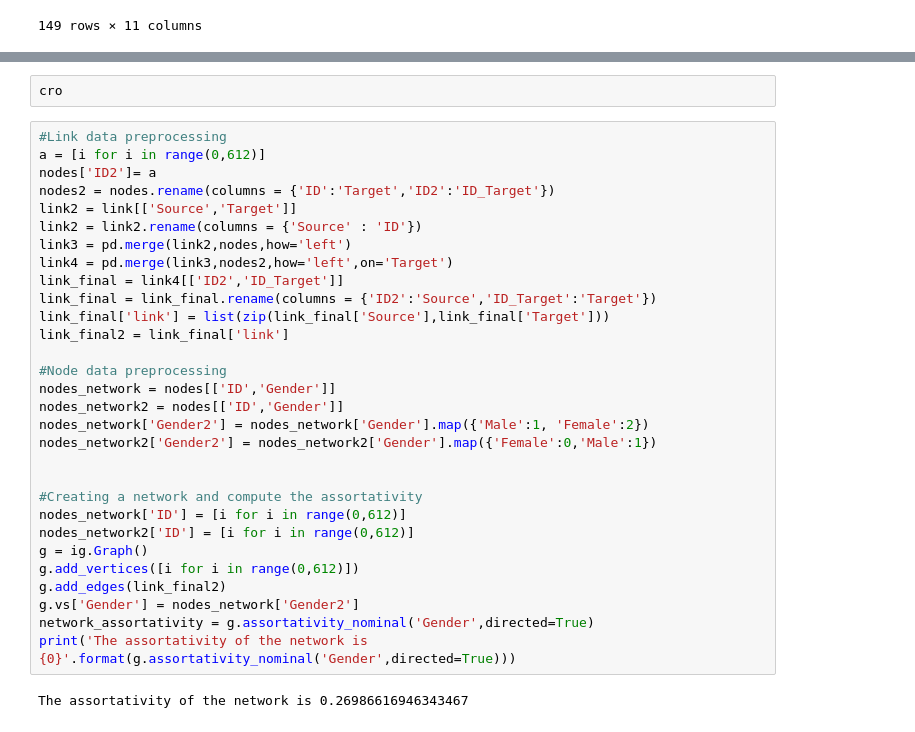
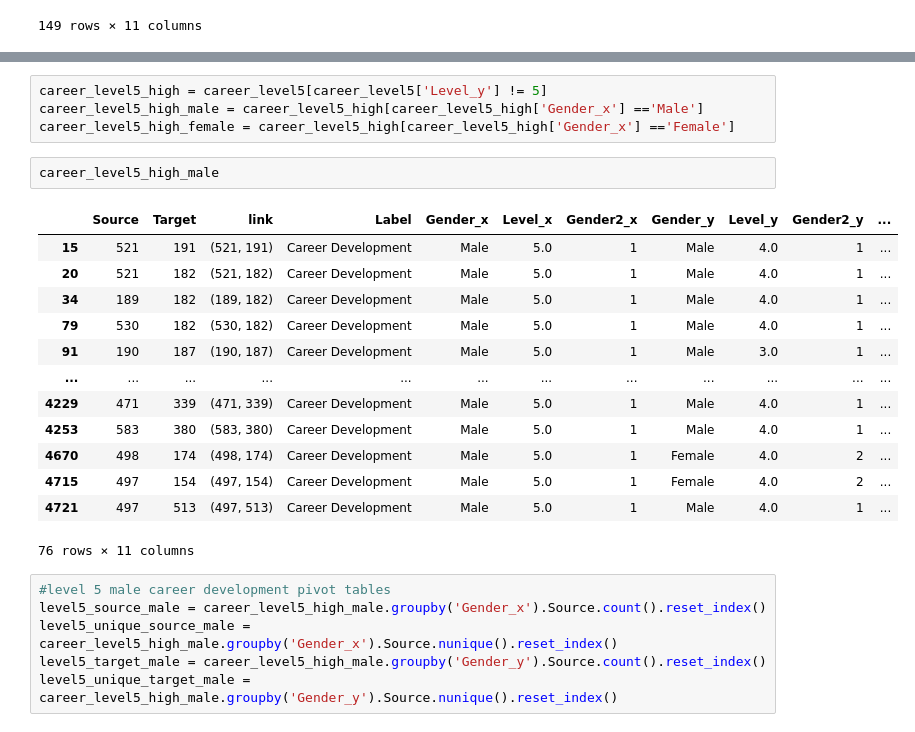
Before and after one commit to feelzoo/assortativity, a Jupyter notebook: Assortativity.ipynb, the cells around one changed output, grey strips where cells are left out. Saved outputs shown, nothing was run; the diff lists cells and outputs as text.

```diff
--- a/Assortativity.ipynb
+++ b/Assortativity.ipynb
@@ -2505,34 +2454,26 @@ cross_gender2_level5
-# %%
-cro
-# %%
-#Link data preprocessing
-a = [i for i in range(0,612)]
-nodes['ID2']= a
-nodes2 = nodes.rename(columns = {'ID':'Target','ID2':'ID_Target'})
-link2 = link[['Source','Target']]
-link2 = link2.rename(columns = {'Source' : 'ID'})
-link3 = pd.merge(link2,nodes,how='left')
-link4 = pd.merge(link3,nodes2,how='left',on='Target')
-link_final = link4[['ID2','ID_Target']]
-link_final = link_final.rename(columns = {'ID2':'Source','ID_Target':'Target'})
-link_final['link'] = list(zip(link_final['Source'],link_final['Target']))
-link_final2 = link_final['link']
-
-#Node data preprocessing
-nodes_network = nodes[['ID','Gender']]
-nodes_network2 = nodes[['ID','Gender']]
-nodes_network['Gender2'] = nodes_network['Gender'].map({'Male':1, 'Female':2})
-nodes_network2['Gender2'] = nodes_network2['Gender'].map({'Female':0,'Male':1})
-
-
-#Creating a network and compute the assortativity
-nodes_network['ID'] = [i for i in range(0,612)]
-nodes_network2['ID'] = [i for i in range(0,612)]
-g = ig.Graph()
-g.add_vertices([i for i in range(0,612)])
-g.add_edges(link_final2)
-g.vs['Gender'] = nodes_network['Gender2']
-network_assortativity = g.assortativity_nominal('Gender',directed=True)
-print('The assortativity of the network is {0}'.format(g.assortativity_nominal('Gender',directed=True)))
-# %% [output]
-The assortativity of the network is 0.26986616946343467
+# %%
+career_level5_high = career_level5[career_level5['Level_y'] != 5]
+career_level5_high_male = career_level5_high[career_level5_high['Gender_x'] =='Male']
+career_level5_high_female = career_level5_high[career_level5_high['Gender_x'] =='Female']
+# %%
+career_level5_high_male
+# %% [output]
+|  | Source | Target | link | Label | Gender_x | Level_x | Gender2_x | Gender_y | Level_y | Gender2_y | ... |
+| 15 | 521 | 191 | (521, 191) | Career Development | Male | 5.0 | 1 | Male | 4.0 | 1 | ... |
+| 20 | 521 | 182 | (521, 182) | Career Development | Male | 5.0 | 1 | Male | 4.0 | 1 | ... |
+| 34 | 189 | 182 | (189, 182) | Career Development | Male | 5.0 | 1 | Male | 4.0 | 1 | ... |
+| 79 | 530 | 182 | (530, 182) | Career Development | Male | 5.0 | 1 | Male | 4.0 | 1 | ... |
+| 91 | 190 | 187 | (190, 187) | Career Development | Male | 5.0 | 1 | Male | 3.0 | 1 | ... |
+| ... | ... | ... | ... | ... | ... | ... | ... | ... | ... | ... | ... |
+| 4229 | 471 | 339 | (471, 339) | Career Development | Male | 5.0 | 1 | Male | 4.0 | 1 | ... |
+| 4253 | 583 | 380 | (583, 380) | Career Development | Male | 5.0 | 1 | Male | 4.0 | 1 | ... |
+| 4670 | 498 | 174 | (498, 174) | Career Development | Male | 5.0 | 1 | Female | 4.0 | 2 | ... |
+| 4715 | 497 | 154 | (497, 154) | Career Development | Male | 5.0 | 1 | Female | 4.0 | 2 | ... |
+| 4721 | 497 | 513 | (497, 513) | Career Development | Male | 5.0 | 1 | Male | 4.0 | 1 | ... |
+76 rows × 11 columns
+# %%
+#level 5 male career development pivot tables
+level5_source_male = career_level5_high_male.groupby('Gender_x').Source.count().reset_index()
+level5_unique_source_male = career_level5_high_male.groupby('Gender_x').Source.nunique().reset_index()
+level5_target_male = career_level5_high_male.groupby('Gender_y').Source.count().reset_index()
+level5_unique_target_male = career_level5_high_male.groupby('Gender_y').Source.nunique().reset_index()
```
Also changed, not shown: parts of 37 cells of this notebook.
